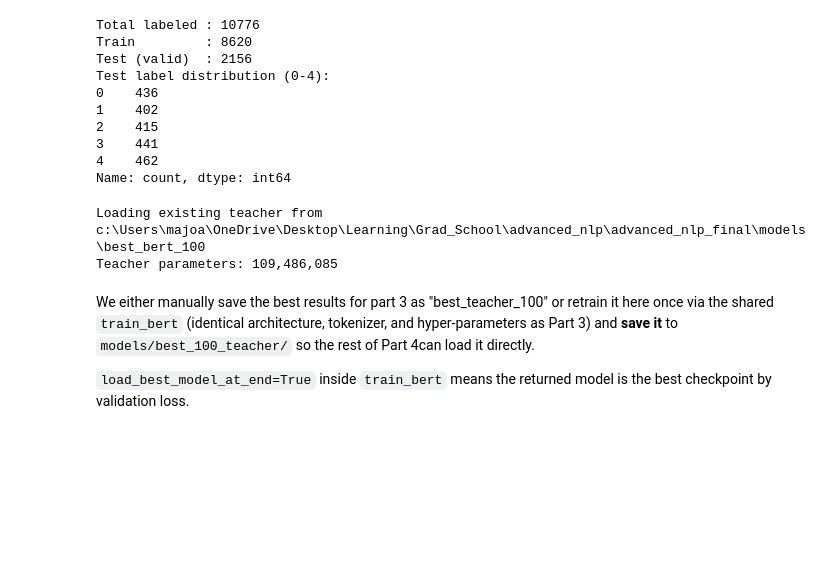
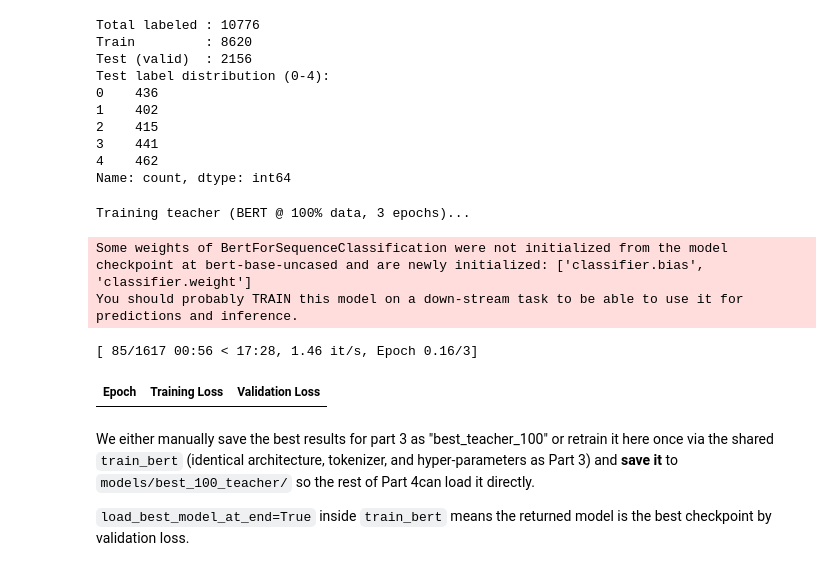
Before and after one commit to majoargote/advanced_nlp_final, a Jupyter notebook: scripts/Part_4_distillation_quantization.ipynb, the cells around one changed output. Drawn from its saved outputs; the diff is of its cells as text; code cells hidden in the pictures; blank space fills up the shorter version.

```diff
--- a/scripts/Part_4_distillation_quantization.ipynb
+++ b/scripts/Part_4_distillation_quantization.ipynb
@@ -141,33 +143,36 @@ Name: count, dtype: int64
 # %%
 from transformers import AutoModelForSequenceClassification
 
 TEACHER_DIR = MODELS_DIR / "best_bert_100"
 TEACHER_EPOCHS = 3          # raise to ~10 on GPU for a stronger teacher
-RETRAIN = False             # set True to force retraining even if a saved teacher exists
+RETRAIN = True             # set True to force retraining even if a saved teacher exists
 
 if TEACHER_DIR.exists() and not RETRAIN:
     print(f"Loading existing teacher from {TEACHER_DIR}")
     teacher = AutoModelForSequenceClassification.from_pretrained(TEACHER_DIR)
 else:
     print(f"Training teacher (BERT @ 100% data, {TEACHER_EPOCHS} epochs)...")
     set_seed(SEED)
     teacher, _, _ = train_bert(
         train_texts, train_labels, valid_texts, valid_labels,
         num_train_epochs=TEACHER_EPOCHS,
         num_labels=num_labels,
         early_stopping=True,                 # train split is > 500 examples
         output_dir=str(PROJECT_ROOT / "tmp_best_100_teacher"),
     )
     teacher.save_pretrained(TEACHER_DIR)
     tokenizer.save_pretrained(TEACHER_DIR)
     print(f"Saved teacher to {TEACHER_DIR}")
 
 teacher.to(device).eval()
 n_params = sum(p.numel() for p in teacher.parameters())
 print(f"Teacher parameters: {n_params:,}")
 # %% [output]
-Loading existing teacher from c:\Users\majoa\OneDrive\Desktop\Learning\Grad_School\advanced_nlp\advanced_nlp_final\models\best_bert_100
-Teacher parameters: 109,486,085
+Training teacher (BERT @ 100% data, 3 epochs)...
+Some weights of BertForSequenceClassification were not initialized from the model checkpoint at bert-base-uncased and are newly initialized: ['classifier.bias', 'classifier.weight']
+You should probably TRAIN this model on a down-stream task to be able to use it for predictions and inference.
+[ 85/1617 00:56 < 17:28, 1.46 it/s, Epoch 0.16/3]
+| Epoch | Training Loss | Validation Loss |
 # %% [markdown]
 We either manually save the best results for part 3 as "best_teacher_100" or retrain it here once via the shared `train_bert` (identical architecture, tokenizer, and hyper-parameters as Part 3) and **save it** to `models/best_100_teacher/` so the rest of Part 4can load it directly.
 
```
Also changed, not shown: parts of 20 cells of this notebook, 1 other file.
